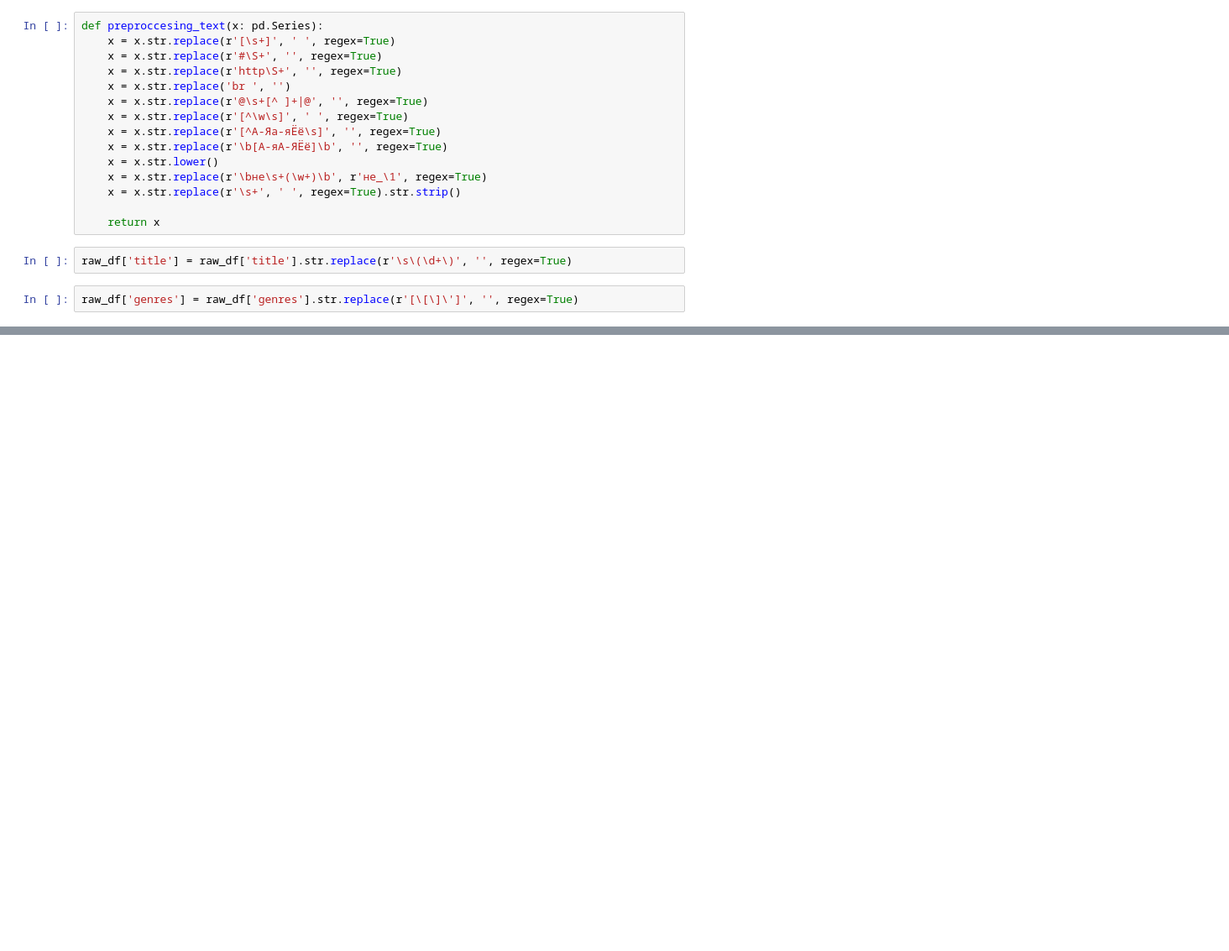
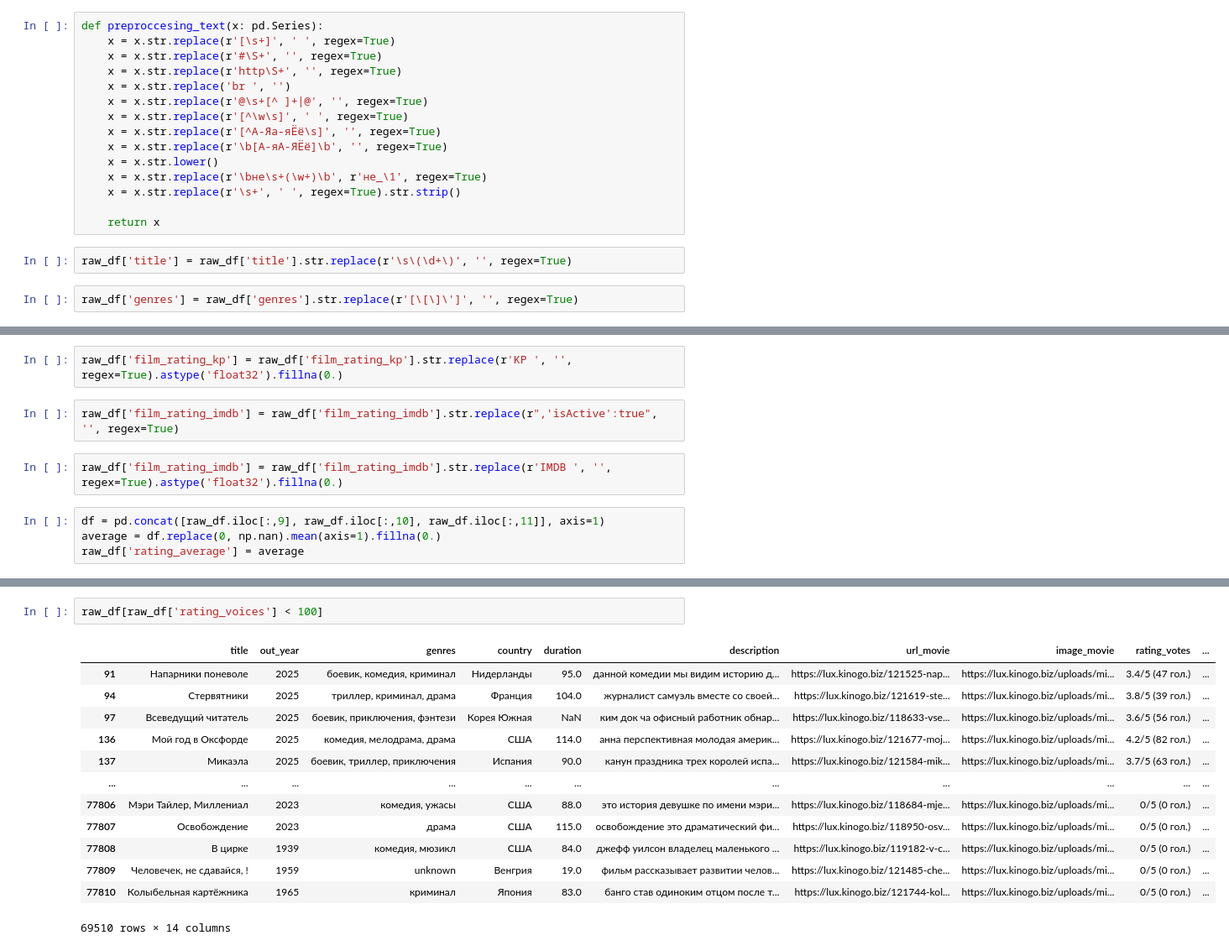
Before and after one commit to pampa89d/find_my_movie, a Jupyter notebook: notebooks/main.ipynb, the cells around one changed output, grey strips where cells are left out. Shown at 84% size. Cells and saved outputs as stored; diff of their text form; blank space fills up the shorter version.

```diff
--- a/notebooks/main.ipynb
+++ b/notebooks/main.ipynb
@@ -104,0 +106,10 @@ str
+# %%
+raw_df['film_rating_kp'] = raw_df['film_rating_kp'].str.replace(r'KP ', '', regex=True).astype('float32').fillna(0.)
+# %%
+raw_df['film_rating_imdb'] = raw_df['film_rating_imdb'].str.replace(r",'isActive':true", '', regex=True)
+# %%
+raw_df['film_rating_imdb'] = raw_df['film_rating_imdb'].str.replace(r'IMDB ', '', regex=True).astype('float32').fillna(0.)
+# %%
+df = pd.concat([raw_df.iloc[:,9], raw_df.iloc[:,10], raw_df.iloc[:,11]], axis=1)
+average = df.replace(0, np.nan).mean(axis=1).fillna(0.)
+raw_df['rating_average'] = average
@@ -104,0 +130,16 @@ str
+# %%
+raw_df[raw_df['rating_voices'] < 100]
+# %% [output]
+|  | title | out_year | genres | country | duration | description | url_movie | image_movie | rating_votes | ... |
+| 91 | Напарники поневоле | 2025 | боевик, комедия, криминал | Нидерланды | 95.0 | данной комедии мы видим историю д... | https://lux.kinogo.biz/121525-nap... | https://lux.kinogo.biz/uploads/mi... | 3.4/5 (47 гол.) | ... |
+| 94 | Стервятники | 2025 | триллер, криминал, драма | Франция | 104.0 | журналист самуэль вместе со своей... | https://lux.kinogo.biz/121619-ste... | https://lux.kinogo.biz/uploads/mi... | 3.8/5 (39 гол.) | ... |
+| 97 | Всеведущий читатель | 2025 | боевик, приключения, фэнтези | Корея Южная | NaN | ким док ча офисный работник обнар... | https://lux.kinogo.biz/118633-vse... | https://lux.kinogo.biz/uploads/mi... | 3.6/5 (56 гол.) | ... |
+| 136 | Мой год в Оксфорде | 2025 | комедия, мелодрама, драма | США | 114.0 | анна перспективная молодая америк... | https://lux.kinogo.biz/121677-moj... | https://lux.kinogo.biz/uploads/mi... | 4.2/5 (82 гол.) | ... |
+| 137 | Микаэла | 2025 | боевик, триллер, приключения | Испания | 90.0 | канун праздника трех королей испа... | https://lux.kinogo.biz/121584-mik... | https://lux.kinogo.biz/uploads/mi... | 3.7/5 (63 гол.) | ... |
+| ... | ... | ... | ... | ... | ... | ... | ... | ... | ... | ... |
+| 77806 | Мэри Тайлер, Миллениал | 2023 | комедия, ужасы | США | 88.0 | это история девушке по имени мэри... | https://lux.kinogo.biz/118684-mje... | https://lux.kinogo.biz/uploads/mi... | 0/5 (0 гол.) | ... |
+| 77807 | Освобождение | 2023 | драма | США | 115.0 | освобождение это драматический фи... | https://lux.kinogo.biz/118950-osv... | https://lux.kinogo.biz/uploads/mi... | 0/5 (0 гол.) | ... |
+| 77808 | В цирке | 1939 | комедия, мюзикл | США | 84.0 | джефф уилсон владелец маленького ... | https://lux.kinogo.biz/119182-v-c... | https://lux.kinogo.biz/uploads/mi... | 0/5 (0 гол.) | ... |
+| 77809 | Человечек, не сдавайся, ! | 1959 | unknown | Венгрия | 19.0 | фильм рассказывает развитии челов... | https://lux.kinogo.biz/121485-che... | https://lux.kinogo.biz/uploads/mi... | 0/5 (0 гол.) | ... |
+| 77810 | Колыбельная картёжника | 1965 | криминал | Япония | 83.0 | банго став одиноким отцом после т... | https://lux.kinogo.biz/121744-kol... | https://lux.kinogo.biz/uploads/mi... | 0/5 (0 гол.) | ... |
+69510 rows × 14 columns
```
Also changed, not shown: parts of 20 cells of this notebook, 1 other file.
